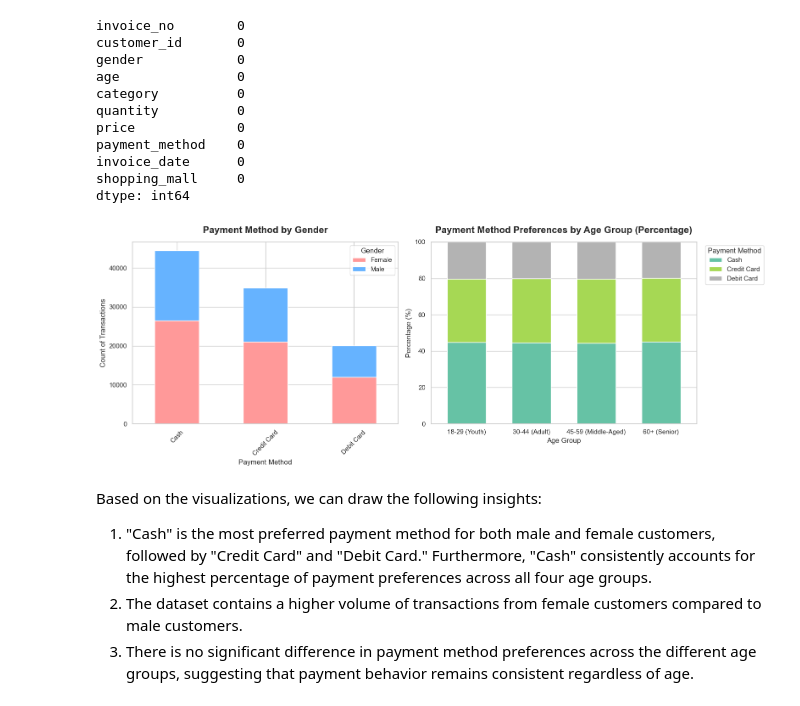
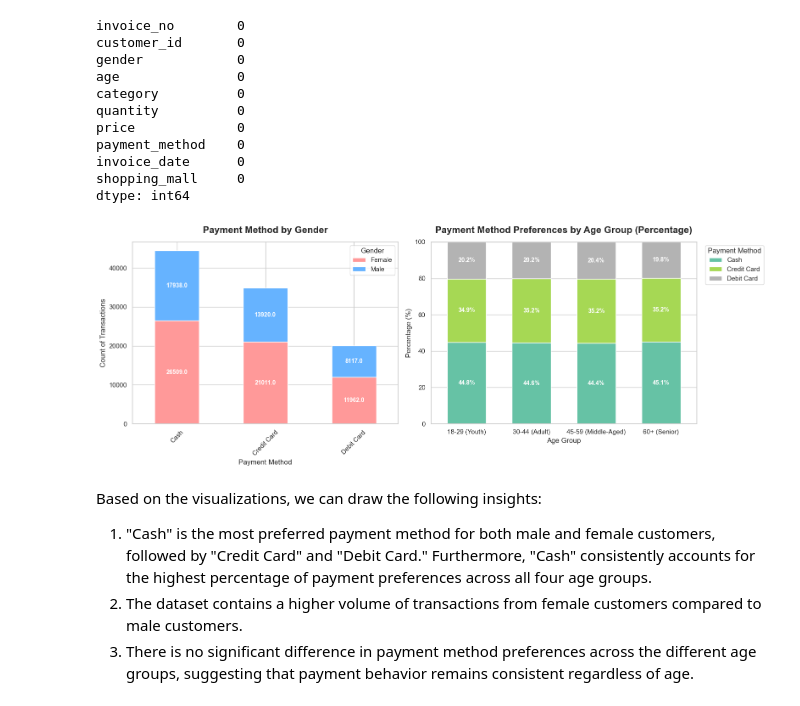
Before and after one commit to tengannie/istanbul-retail-data-analysis, a Jupyter notebook: analysis.ipynb, the cells around one changed output. Cells and saved outputs as stored; diff of their text form; code cells hidden in the pictures.

Commit message:
Update the charts and insights for the fist section of the analysis

```diff
--- a/analysis.ipynb
+++ b/analysis.ipynb
@@ -74,41 +74,50 @@ payment_gender = pd.crosstab(df['payment_method'], df['gender'])
 # Customer Analysis
 f, ax = plt.subplots(1,2, figsize=(16, 6))
 sns.set_theme(style="whitegrid")
 # Payment Method by Gender
 payment_gender.plot(kind='bar', stacked=True, color=['#ff9999','#66b3ff'], ax=ax[0])
+for container in ax[0].containers:
+    # show the label
+    labels = [f'{v.get_height()}' for v in container]
+    # Put the label in the center of the bar
+    ax[0].bar_label(container, labels=labels, label_type='center', fontsize=10, fontweight='bold', color='white')
 ax[0].set_title('Payment Method by Gender', fontsize=16, fontweight='bold', pad=15)
 ax[0].set_xlabel('Payment Method')
 ax[0].set_ylabel('Count of Transactions')
 ax[0].tick_params(axis='x', rotation=45)
 ax[0].legend(title='Gender')
 
-# Payment methond by age
+# Different age groups
 age_bins = [17, 29, 44, 59, 100]
 age_labels = ['18-29 (Youth)', '30-44 (Adult)', '45-59 (Middle-Aged)', '60+ (Senior)']
-
 df['age_group'] = pd.cut(df['age'], bins=age_bins, labels=age_labels)
 
-# convert to percentage
+# Convert to percentage
 payment_age = pd.crosstab(df['age_group'], df['payment_method'], normalize='index') * 100
 
-# plot
+# Payment preferences methond by age
 payment_age.plot(kind='bar', stacked=True, cmap='Set2', width=0.6, ax=ax[1])
+for container in ax[1].containers:
+    # >1% then show the label
+    labels = [f'{v.get_height():.1f}%' if v.get_height() > 1 else '' for v in container]
+    # Put the label in the center of the bar
+    ax[1].bar_label(container, labels=labels, label_type='center', fontsize=10, fontweight='bold', color='white')
+
 ax[1].set_title('Payment Method Preferences by Age Group (Percentage)', fontsize=16, fontweight='bold', pad=15)
 ax[1].set_xlabel('Age Group', fontsize=12)
 ax[1].set_ylabel('Percentage (%)', fontsize=12)
-
 ax[1].tick_params(axis='x', rotation=0)
 
-# 把 Legend (圖例) 移到圖表外面（右邊），避免擋到長條圖
+# Move Legend to the outside of the chart, avoiding blocking the bars
 ax[1].legend(title='Payment Method', bbox_to_anchor=(1.02, 1), loc='upper left')
 
-# 加上百分比的限制（0-100%）
+# Add percentage limit (0-100%)
 ax[1].set_ylim(0, 100)
 
 plt.tight_layout()
 plt.show()
 # %% [output]
-[figure, old version]
+[figure, new version]
 # %% [markdown]
 Based on the visualizations, we can draw the following insights:
 1. "Cash" is the most preferred payment method for both male and female customers, followed by "Credit Card" and "Debit Card." Furthermore, "Cash" consistently accounts for the highest percentage of payment preferences across all four age groups.
```
Also changed, not shown: parts of 5 cells of this notebook.
